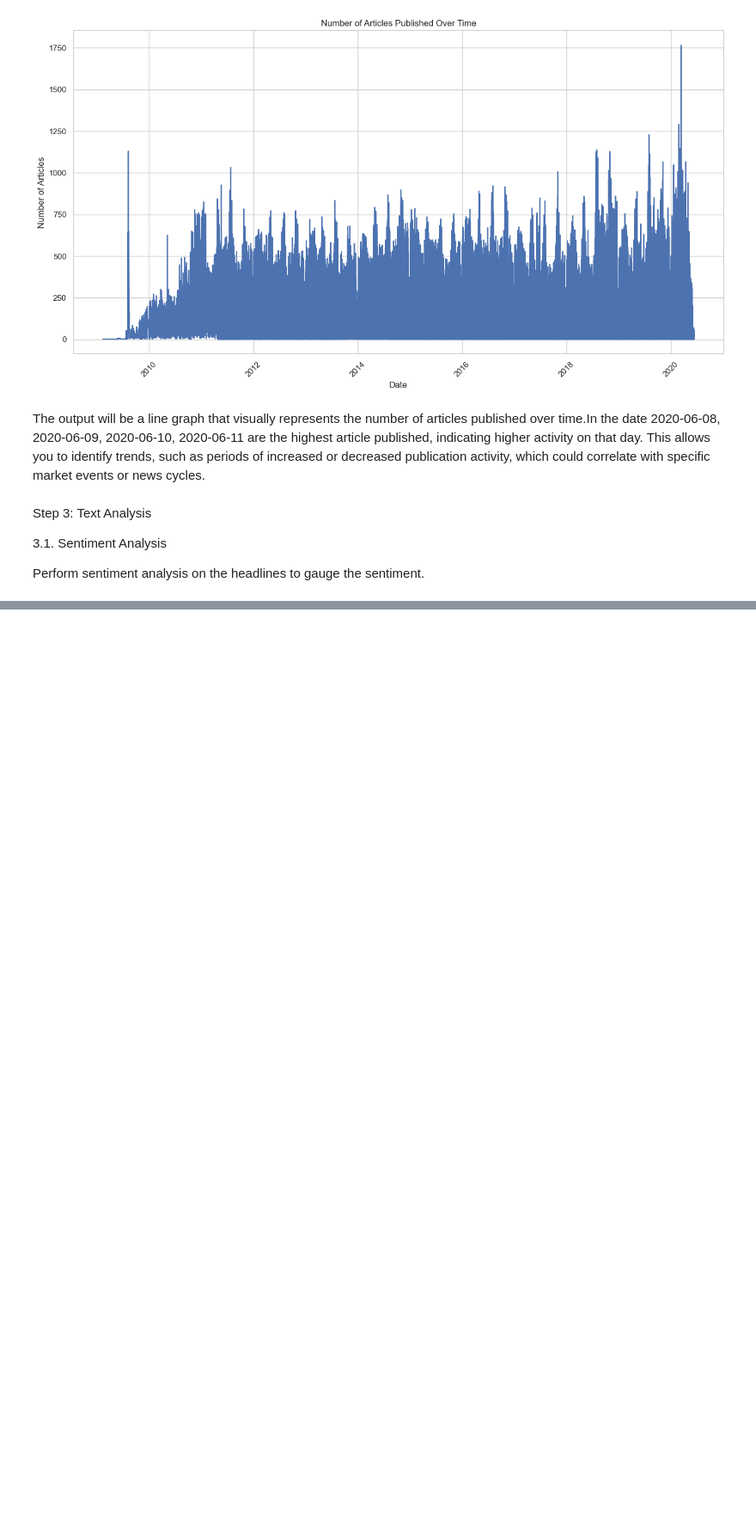
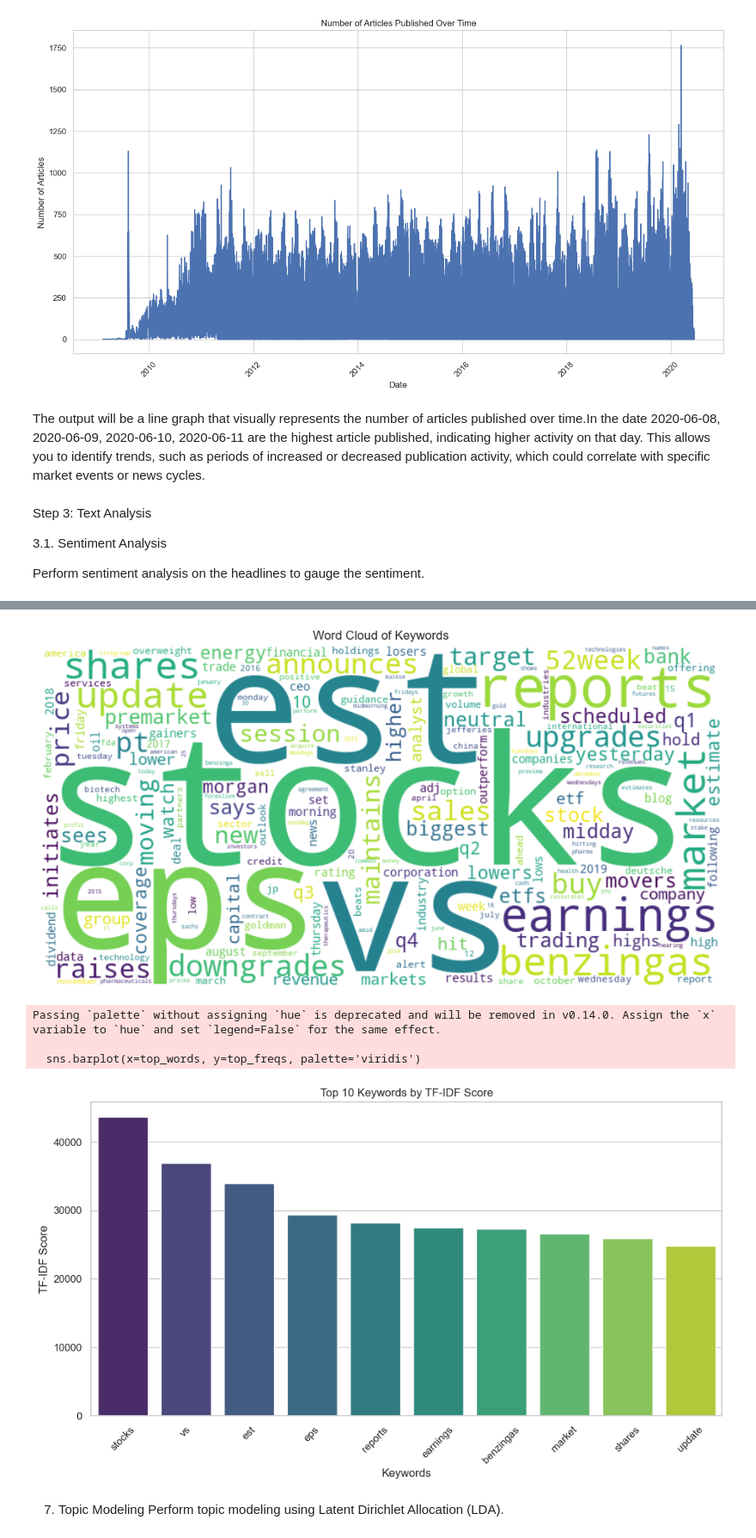
Before and after one commit to Getachew0557/Leveraging-AI-Techniques-for-Financial-News-Sentiment-Analysis-and-Stock-Prediction, a Jupyter notebook: notebooks/model.ipynb, the cells around one changed output, grey strips where cells are left out. Shown at 86% size. Cells and saved outputs as stored; diff of their text form; code cells hidden in the pictures; blank space fills up the shorter version.

```diff
--- a/notebooks/model.ipynb
+++ b/notebooks/model.ipynb
@@ -300,0 +327,5 @@ Perform sentiment analysis on the headlines to gauge the sentiment.
+# %%
+# Drop the unnamed column if it exists
+df = df.drop(columns=['Unnamed: 0'], errors='ignore')
+# Extract headline column for analysis
+headlines = df['headline'].dropna().tolist()
@@ -300,0 +423,18 @@ Perform sentiment analysis on the headlines to gauge the sentiment.
+# %%
+# Initialize TF-IDF Vectorizer
+vectorizer = TfidfVectorizer(stop_words='english', max_features=1000)
+X = vectorizer.fit_transform(preprocessed_headlines)
+
+# Get feature names
+feature_names = vectorizer.get_feature_names_out()
+
+# Sum the TF-IDF scores for each word
+sum_words = X.sum(axis=0)
+word_freq = [(word, sum_words[0, idx]) for word, idx in vectorizer.vocabulary_.items()]
+word_freq = sorted(word_freq, key=lambda x: x[1], reverse=True)
+
+# Display top 10 keywords
+top_keywords = word_freq[:10]
+print("Top 10 Keywords:")
+for word, freq in top_keywords:
+    print(f"{word}: {freq}")
@@ -300,0 +453,28 @@ Perform sentiment analysis on the headlines to gauge the sentiment.
+# %%
+# Word Cloud for Top Keywords
+wordcloud = WordCloud(width=800, height=400, background_color='white').generate_from_frequencies(dict(word_freq))
+
+plt.figure(figsize=(12, 6))
+plt.imshow(wordcloud, interpolation='bilinear')
+plt.axis('off')
+plt.title('Word Cloud of Keywords')
+plt.show()
+
+# Plot Top 10 Keywords Frequencies
+top_words, top_freqs = zip(*top_keywords)
+plt.figure(figsize=(12, 6))
+sns.barplot(x=top_words, y=top_freqs, palette='viridis')
+plt.title('Top 10 Keywords by TF-IDF Score')
+plt.xlabel('Keywords')
+plt.ylabel('TF-IDF Score')
+plt.xticks(rotation=45)
+plt.show()
+# %% [output]
+[figure, added]
+Passing `palette` without assigning `hue` is deprecated and will be removed in v0.14.0. Assign the `x` variable to `hue` and set `legend=False` for the same effect.
+
+  sns.barplot(x=top_words, y=top_freqs, palette='viridis')
+[figure, added]
+# %% [markdown]
+7. Topic Modeling
+Perform topic modeling using Latent Dirichlet Allocation (LDA).
```
Also changed, not shown: parts of 13 cells of this notebook, 1 other file.
